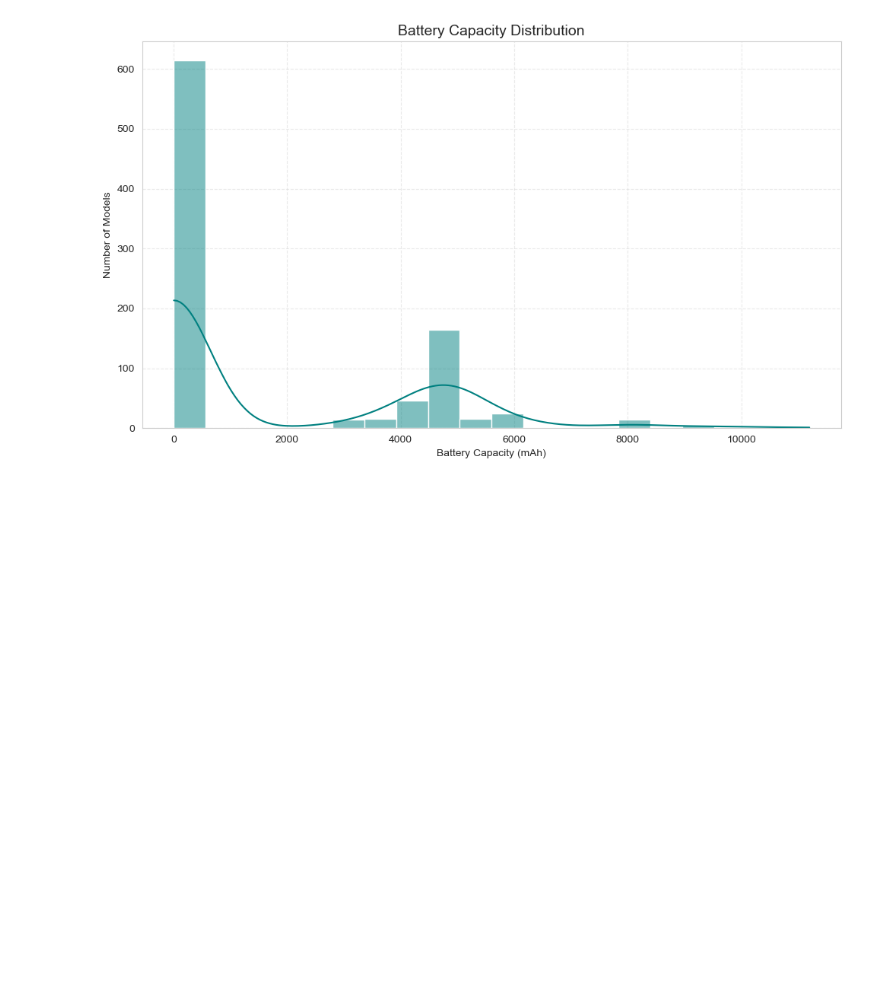
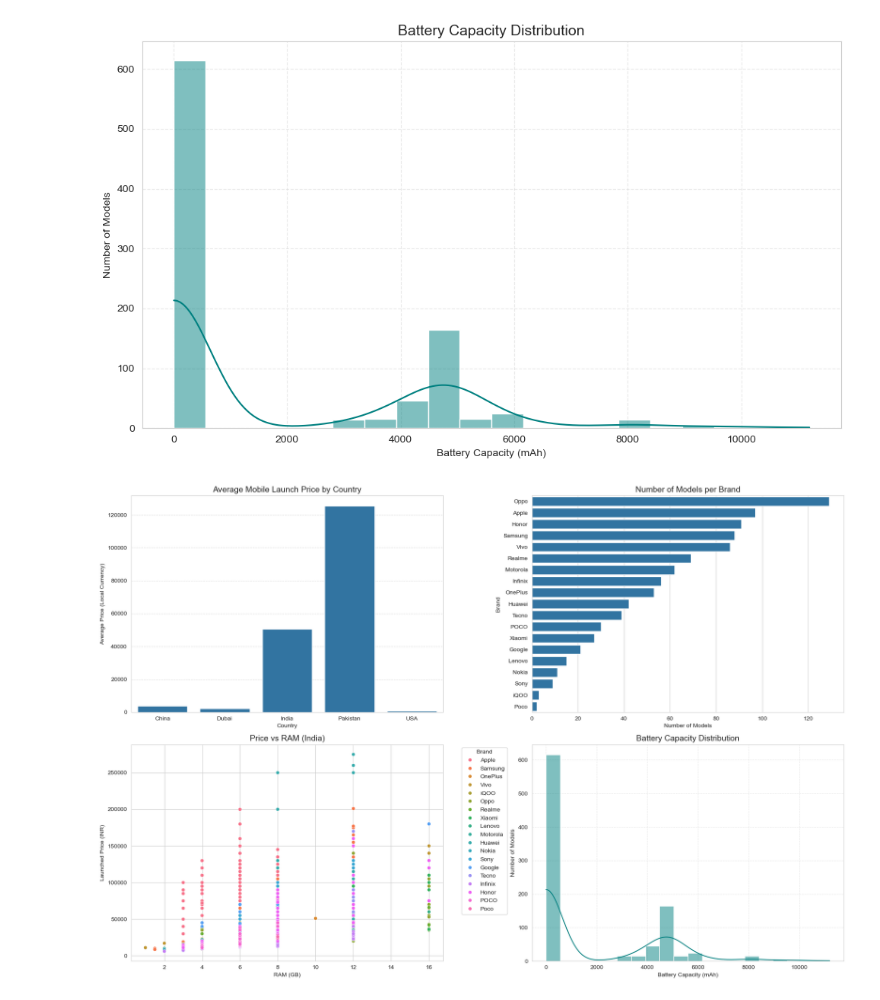
Before and after one commit to Parvashukla26/Mobile_2025_Data_Analysis, a Jupyter notebook: Mobiles_2025_data_analysis.ipynb, the cells around one changed output. Saved outputs shown, nothing was run; the diff lists cells and outputs as text; code cells hidden in the pictures; blank space fills up the shorter version.

Commit message:
Dshboard : final dashboard of visualization

```diff
--- a/Mobiles_2025_data_analysis.ipynb
+++ b/Mobiles_2025_data_analysis.ipynb
@@ -292,3 +292,30 @@ plt.tight_layout()
 plt.show()
 # %% [output]
 [figure]
+# %%
+sns.set_style("whitegrid")
+fig, axes = plt.subplots(2, 2, figsize=(18, 12))  # 2 rows, 2 columns
+plt.subplots_adjust(hspace=0.4, wspace=0.3)  # spacing between plots
+sns.barplot(data=avg_prices, x="Country", y="Launch Price", ax=axes[0, 0])
+axes[0, 0].set_title("Average Mobile Launch Price by Country", fontsize=14)
+axes[0, 0].set_ylabel("Average Price (Local Currency)")
+axes[0, 0].set_xlabel("Country")
+axes[0, 0].grid(axis='y', linestyle='--', alpha=0.6)
+sns.countplot(data=df, y="Company Name", order=df["Company Name"].value_counts().index, ax=axes[0, 1])
+axes[0, 1].set_title("Number of Models per Brand", fontsize=14)
+axes[0, 1].set_xlabel("Number of Models")
+axes[0, 1].set_ylabel("Brand")
+sns.scatterplot(data=df, x='RAM (GB)', y='Launched Price (India)', hue='Company Name', ax=axes[1, 0])
+axes[1, 0].set_title("Price vs RAM (India)", fontsize=14)
+axes[1, 0].set_xlabel("RAM (GB)")
+axes[1, 0].set_ylabel("Launched Price (INR)")
+axes[1, 0].legend(bbox_to_anchor=(1.05, 1), loc='upper left', title="Brand")
+sns.histplot(df['Battery Capacity'], bins=20, kde=True, color='teal', ax=axes[1, 1])
+axes[1, 1].set_title("Battery Capacity Distribution", fontsize=14)
+axes[1, 1].set_xlabel("Battery Capacity (mAh)")
+axes[1, 1].set_ylabel("Number of Models")
+axes[1, 1].grid(True, linestyle='--', alpha=0.4)
+plt.tight_layout()
+plt.show()
+# %% [output]
+[figure, added]
```
